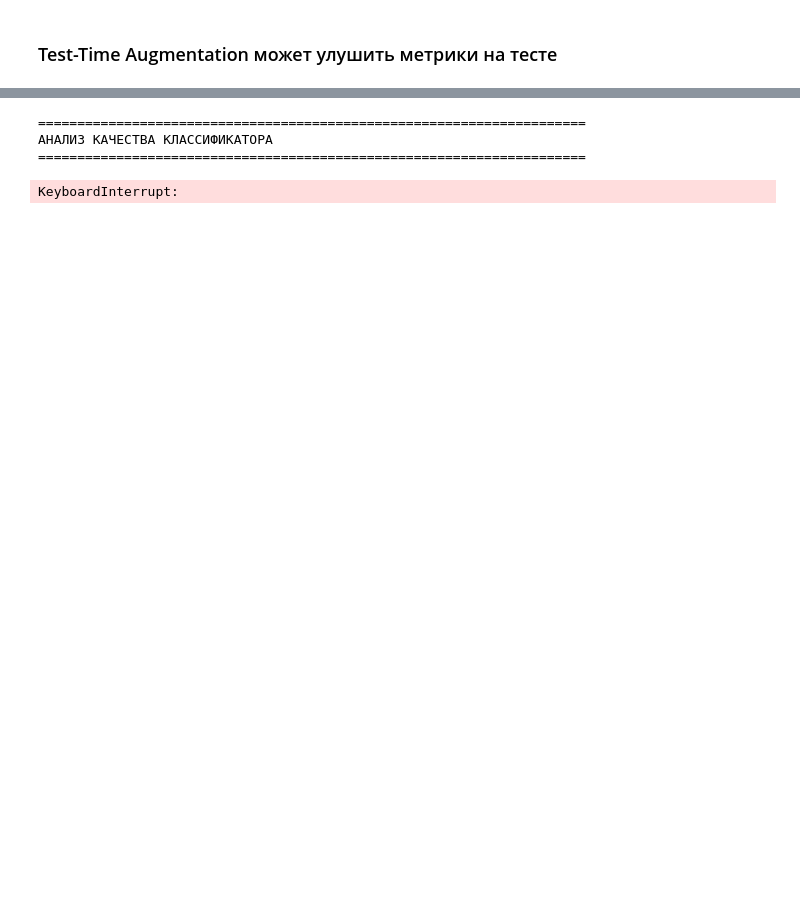
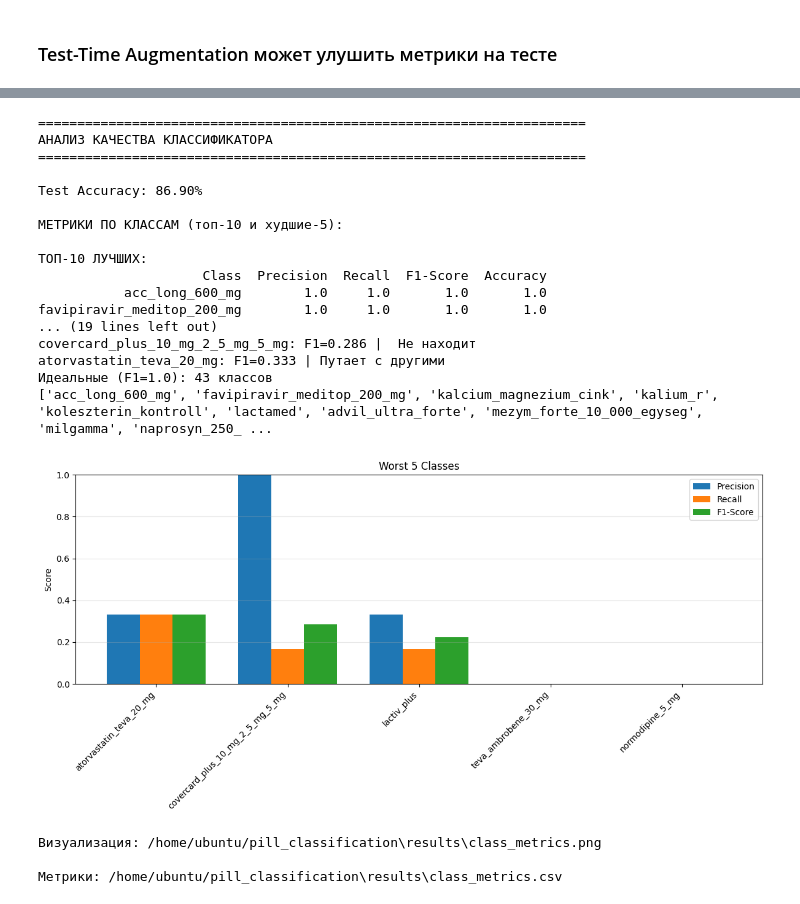
Before and after one commit to AlexandraVanpaga/pill_classification, a Jupyter notebook: solution.ipynb, the cells around one changed output, grey strips where cells are left out. Saved outputs shown, nothing was run; the diff lists cells and outputs as text; code cells hidden in the pictures; blank space fills up the shorter version.

```diff
--- a/solution.ipynb
+++ b/solution.ipynb
@@ -1040,53 +1054,75 @@ for _, row in worst.iterrows():
 
 #   ИДЕАЛЬНЫЕ КЛАССЫ
 
 perfect = df[df['F1-Score'] == 1.0]
 excellent = df[df['F1-Score'] > 0.95]
 
 if len(perfect) > 0:
     print(f"Идеальные (F1=1.0): {len(perfect)} классов")
     print(perfect.head(10)['Class'].tolist())
 elif len(excellent) > 0:
     print(f"Отличные (F1>0.95): {len(excellent)} классов")
     print(excellent.head(10)['Class'].tolist())
 else:
     print(" Нет классов с идеальным распознаванием")
 
 
-#  ВИЗУАЛИЗАЦИЯ
+# ВИЗУАЛИЗАЦИЯ
 
+worst5 = df.tail(5)
 
-fig, axes = plt.subplots(1, 3, figsize=(20, 6))
+fig, ax = plt.subplots(figsize=(12, 6))
 
+x = np.arange(len(worst5))
+w = 0.25
 
+ax.bar(x - w, worst5['Precision'], width=w, label='Precision')
+ax.bar(x, worst5['Recall'], width=w, label='Recall')
+ax.bar(x + w, worst5['F1-Score'], width=w, label='F1-Score')
 
-# Худшие 5 классов
-worst5 = df.tail(5)
-x = range(len(worst5))
-w = 0.2
-axes[1].bar([i-w for i in x], worst5['Precision'], w, label='Precision', alpha=0.8)
-axes[1].bar([i for i in x], worst5['Recall'], w, label='Recall', alpha=0.8)
-axes[1].bar([i+w for i in x], worst5['F1-Score'], w, label='F1', alpha=0.8)
-axes[1].set_xticks(x)
-axes[1].set_xticklabels(worst5['Class'], rotation=45, ha='right', fontsize=9)
-axes[1].set_ylabel('Score')
-axes[1].set_title('Worst 5 Classes')
-axes[1].legend()
-axes[1].grid(axis='y', alpha=0.3)
+ax.set_xticks(x)
+ax.set_xticklabels(worst5['Class'], rotation=45, ha='right')
 
+ax.set_ylim(0, 1)
+ax.set_ylabel('Score')
+ax.set_title('Worst 5 Classes')
+ax.legend()
 
+ax.grid(axis='y', alpha=0.3)
 
-# Сохранение
-csv_path = os.path.join(PATHS['results_dir'], 'class_metrics.csv')
-df.to_csv(csv_path, index=False, encoding='utf-8')
+plt.tight_layout()
+
+viz_path = os.path.join(PATHS['results_dir'], 'class_metrics.png')
+
+plt.savefig(viz_path, dpi=300, bbox_inches='tight')
+plt.show()
+plt.close()
+
+print(f"Визуализация: {viz_path}")
 
 print(f"\nМетрики: {csv_path}")
-print(f"Визуализация: {viz_path}")
 # %% [output]
 ======================================================================
 АНАЛИЗ КАЧЕСТВА КЛАССИФИКАТОРА
 ======================================================================
+
+Test Accuracy: 86.90%
+
+МЕТРИКИ ПО КЛАССАМ (топ-10 и худшие-5):
+
+ТОП-10 ЛУЧШИХ:
+                     Class  Precision  Recall  F1-Score  Accuracy
+           acc_long_600_mg        1.0     1.0       1.0       1.0
+favipiravir_meditop_200_mg        1.0     1.0       1.0       1.0
+... (19 lines left out)
+covercard_plus_10_mg_2_5_mg_5_mg: F1=0.286 |  Не находит
+atorvastatin_teva_20_mg: F1=0.333 | Путает с другими
+Идеальные (F1=1.0): 43 классов
+['acc_long_600_mg', 'favipiravir_meditop_200_mg', 'kalcium_magnezium_cink', 'kalium_r', 'koleszterin_kontroll', 'lactamed', 'advil_ultra_forte', 'mezym_forte_10_000_egyseg', 'milgamma', 'naprosyn_250_ ...
+[figure, added]
-KeyboardInterrupt:
+Визуализация: /home/ubuntu/pill_classification\results\class_metrics.png
+
+Метрики: /home/ubuntu/pill_classification\results\class_metrics.csv
 # %%
 Выводы по проделанной работе:
 
```
Also changed, not shown: parts of 9 cells of this notebook.
